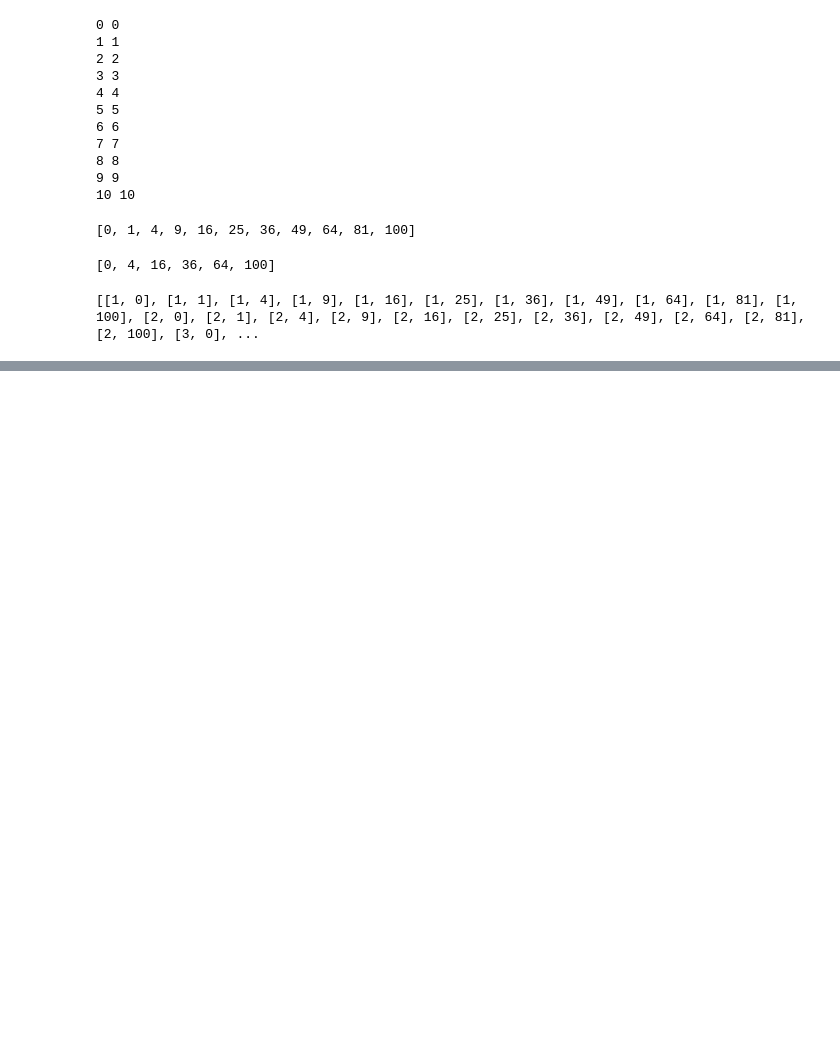
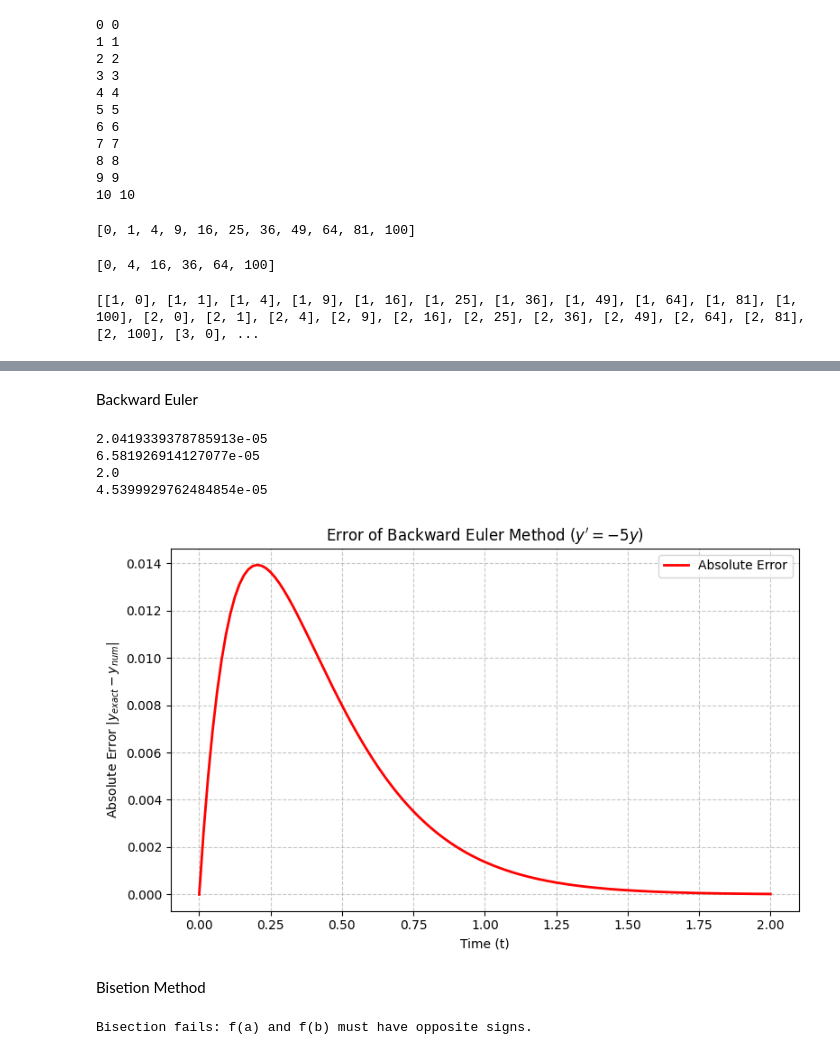
Before and after one commit to Olasubomi-tech/My-Python-, a Jupyter notebook: linearregression.ipynb, the cells around one changed output, grey strips where cells are left out. Cells and saved outputs as stored; diff of their text form; code cells hidden in the pictures; blank space fills up the shorter version.

Commit message:
its been a while

```diff
--- a/linearregression.ipynb
+++ b/linearregression.ipynb
@@ -442,0 +487,71 @@ print(pair)
+# %% [markdown]
+Backward Euler
+# %%
+import numpy as np
+import matplotlib.pyplot as plt
+
+time_start = 0
+time_stop = 2
+y_0 = 1
+number_ofstep_size = 128
+step_size = (time_stop - time_start) /number_ofstep_size
+y= np.zeros(number_ofstep_size + 1)
+y[0]=1
+time_step_list = [time_start]
+update_list= [y_0]
+t_vals = np.linspace(time_start, time_stop, number_ofstep_size + 1)
+y_exact = np.exp(-5 * t_vals)
+
+for i in range(number_ofstep_size):
+    y[i+1] = y[i]/(1+5 * step_size)
+    update_list.append(y)
+
+error =  abs(y_exact-y)
+print(error[128])
+print(y[128])
+print(t_vals[128])
+print(y_exact[128])
+
+plt.figure(figsize=(8, 5))
+plt.plot(t_vals, error, color='red', label='Absolute Error', linewidth=2)
+
+plt.title('Error of Backward Euler Method ($y\' = -5y$)')
+plt.xlabel('Time (t)')
+plt.ylabel('Absolute Error $|y_{exact} - y_{num}|$')
+plt.grid(True, linestyle='--', alpha=0.7)
+plt.legend()
+
+# Display the plot
+plt.tight_layout()
+plt.show()
+# %% [output]
+2.0419339378785913e-05
+6.581926914127077e-05
+2.0
+4.5399929762484854e-05
+[figure, added]
+# %% [markdown]
+Bisetion Method
+# %%
+import numpy as np
+import math
+def bisection(f, a, b, tol, N):
+    if f(a) * f(b) >= 0:
+        print("Bisection fails: f(a) and f(b) must have opposite signs.")
+        return
+    n = 1
+    p = 0
+    while n <= N:
+        p = a + (b - a) / 2
+        if np.isclose(f(p), 0) or np.abs(b - a) / 2 < tol:
+            print("We have that our root is", p, "and the number of iterations is", n)
+            return
+        if f(a) * f(p) < 0:
+            b = p
+        else:
+            a = p
+        n += 1
+    print("Failed to converge. Best guess for root is", p, "after", N, "iterations")
+bisection(lambda x: x**3+2*x**3-5*x-2, -3, 0, 1e-4, 200)
+# %% [output]
+Bisection fails: f(a) and f(b) must have opposite signs.
```
Also changed, not shown: parts of 10 cells of this notebook, 5 other files.
